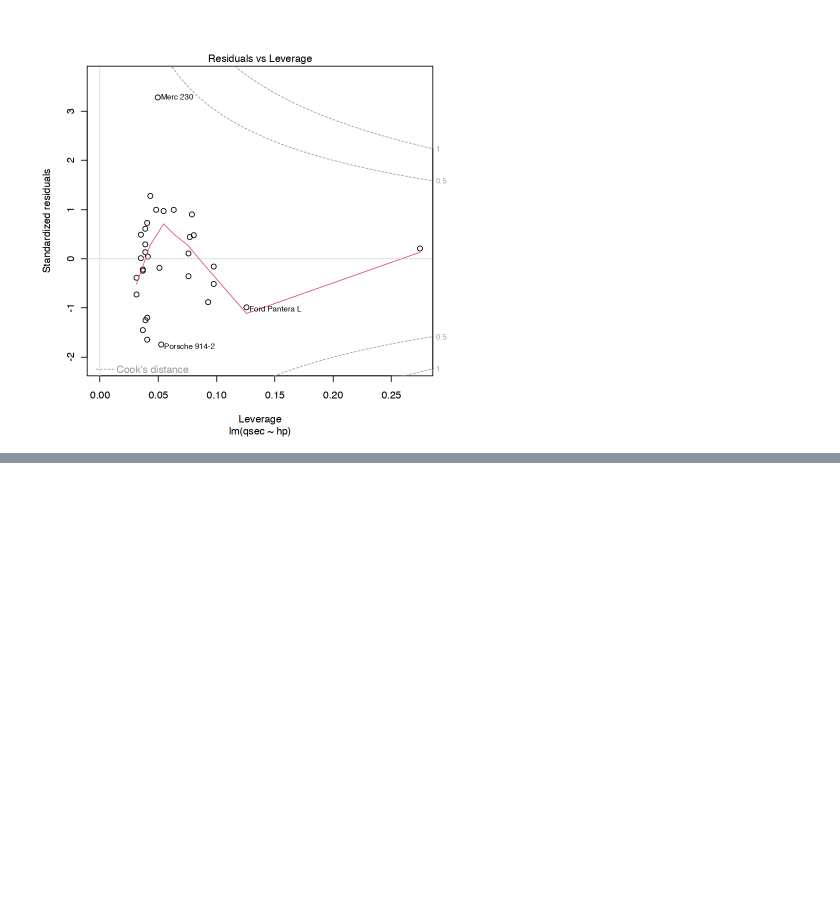
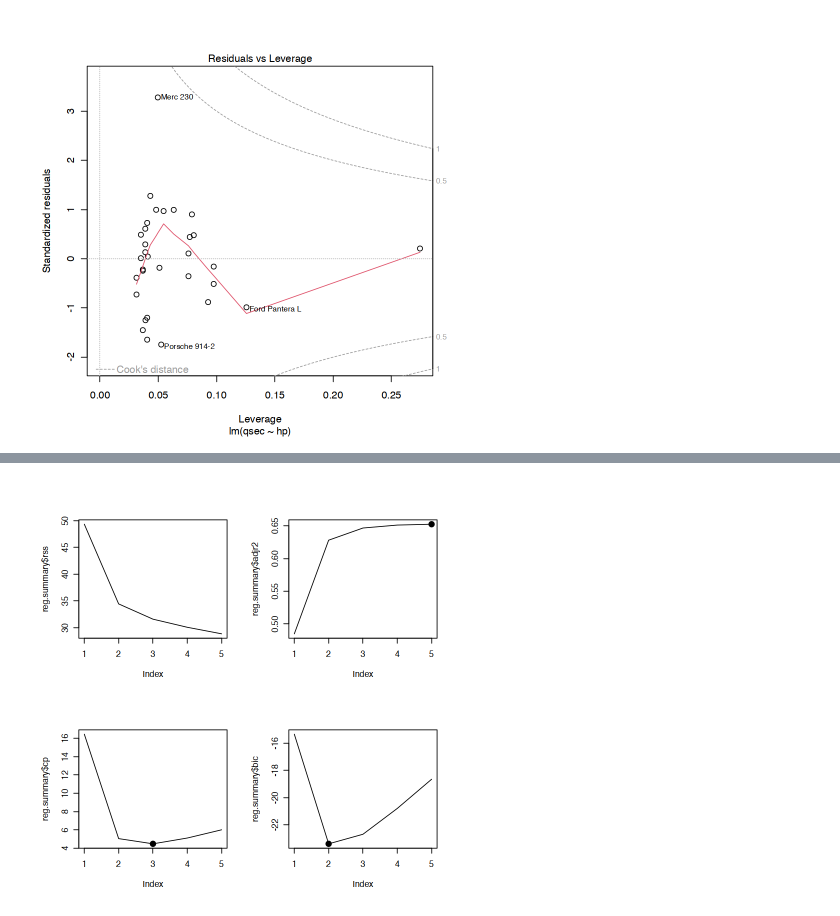
Before and after one commit to nab-iak/R_memo, a Jupyter notebook: jupyter_notebook/linear_regression_relation.ipynb, the cells around one changed output, grey strips where cells are left out. Drawn from its saved outputs; the diff is of its cells as text; code cells hidden in the pictures; blank space fills up the shorter version.

```diff
--- a/jupyter_notebook/multicollinearity.ipynb
+++ b/jupyter_notebook/linear_regression_relation.ipynb
@@ -408,0 +411,4 @@ F-statistic: 30.19 on 1 and 30 DF,  p-value: 5.766e-06
+# %%
+library(leaps)
+regsub <- regsubsets(qsec~.,mtcars[,c(1,3:7)],method="backward")
+reg.summary <- regsub|> summary()
@@ -408,0 +435,22 @@ F-statistic: 30.19 on 1 and 30 DF,  p-value: 5.766e-06
+# %%
+par(mfrow=c(2,2))
+plot(reg.summary$rss,type="line")
+plot(reg.summary$adjr2,type="line")
+points(
+    which.max(reg.summary$adjr2),
+    reg.summary$adjr2[which.max(reg.summary$adjr2)],
+    color="black",pch=20,cex=2
+    )
+plot(reg.summary$cp,type="line")
+points(
+    which.min(reg.summary$cp),
+    reg.summary$cp[which.min(reg.summary$cp)],
+    color="black",pch=20,cex=2
+    )
+plot(reg.summary$bic,type="line")
+points(
+    which.min(reg.summary$bic),
+    reg.summary$bic[which.min(reg.summary$bic)],
+    color="black",pch=20,cex=2
+    )
+# %% [output]
@@ -408,0 +471 @@ F-statistic: 30.19 on 1 and 30 DF,  p-value: 5.766e-06
+[figure, added]
```
Also changed, not shown: parts of 4 cells of this notebook.
